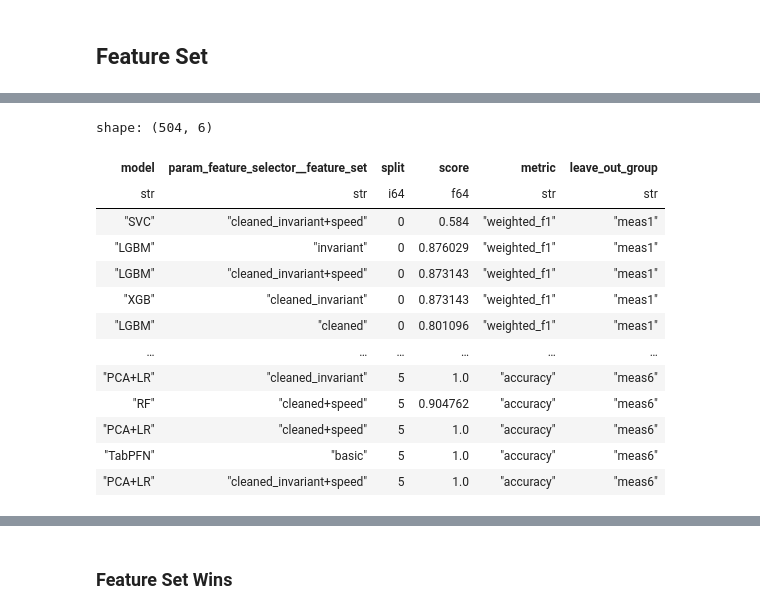
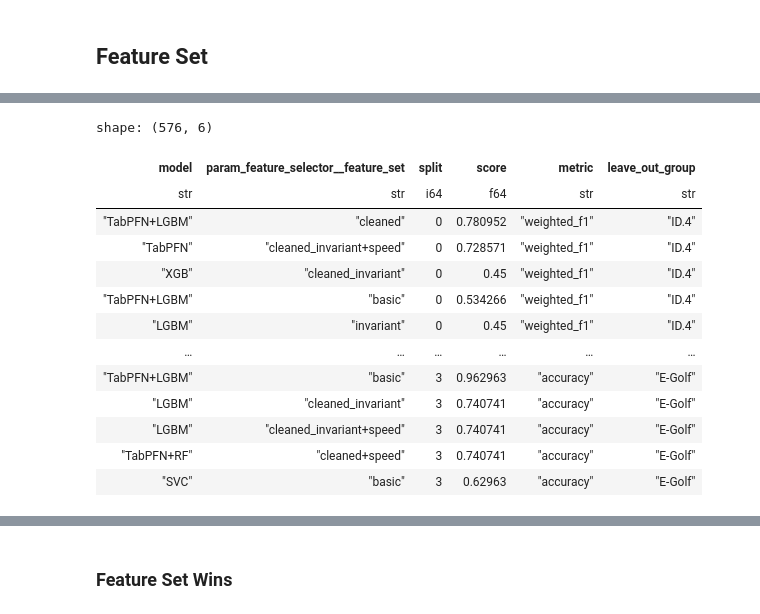
Before and after one commit to m-j-w-f/ROAR, a Jupyter notebook: src/roar/notenbooks/06plot_scores.ipynb, the cells around one changed output, grey strips where cells are left out. Saved outputs shown, nothing was run; the diff lists cells and outputs as text; code cells hidden in the pictures.

```diff
--- a/src/roar/notenbooks/06plot_scores.ipynb
+++ b/src/roar/notenbooks/06plot_scores.ipynb
@@ -9,16 +9,16 @@ sns.set_style("whitegrid")
 sns.set_palette("husl")
 # %%
 # FILE_PATH = "measure_logo_results.csv"
-FILE_PATH = "vehicle_logo_results.csv"
+FILE_PATH = ROOT_DIR / "results" / "vehicle_logo_results.csv"
 # %%
 df = pl.read_csv(FILE_PATH)
 
-if FILE_PATH.startswith("measure_logo"):
+if FILE_PATH.stem.startswith("measure_logo"):
     LOGO_GROUP = "measure"
     idx2name = {idx: measure for idx, measure in enumerate(MEASUREMENTS)}
     SPLIT_ORDER = MEASUREMENTS
     SPLIT_PALETTE = None
-elif FILE_PATH.startswith("vehicle_logo"):
+elif FILE_PATH.stem.startswith("vehicle_logo"):
     LOGO_GROUP = "vehicle"
     idx2name = {idx: vehicle for idx, vehicle in enumerate(ALL_VEHICLES)}
     SPLIT_ORDER = ALL_VEHICLES
@@ -88,35 +103,40 @@ all_metrics = (
 # %%
 model_name_mapping = {
-    "DummyClassifier": "Dummy",
-    "LogisticRegression_PCA": "PCA+LR",
-    "SVC": "SVC",
-    "RandomForest": "RF",
-    "XGBoost": "XGB",
-    "LightGBM": "LGBM",
-    "TabPFN": "TabPFN",
+    "dummy": "Dummy",
+    "log_reg": "PCA+LR",
+    "svc": "SVC",
+    "rf": "RF",
+    "xgb": "XGB",
+    "lgbm": "LGBM",
+    "tabpfn": "TabPFN",
+    "tabpfn_emb_log_reg": "TabPFN+LR",
+    "tabpfn_emb_svc": "TabPFN+Svc",
+    "tabpfn_emb_rf": "TabPFN+RF",
+    "tabpfn_emb_xgb": "TabPFN+XGB",
+    "tabpfn_emb_lgbm": "TabPFN+LGBM",
 }
 
 MODEL_ORDER = [v for v in model_name_mapping.values()]
 
 all_metrics = all_metrics.with_columns(
     pl.col("model").replace_strict(model_name_mapping).alias("model")
 )
 all_metrics
 # %% [output]
-shape: (504, 6)
+shape: (576, 6)
 | model | param_feature_selector__feature_set | split | score | metric | leave_out_group |
 | str | str | i64 | f64 | str | str |
-| "SVC" | "cleaned_invariant+speed" | 0 | 0.584 | "weighted_f1" | "meas1" |
-| "LGBM" | "invariant" | 0 | 0.876029 | "weighted_f1" | "meas1" |
-| "LGBM" | "cleaned_invariant+speed" | 0 | 0.873143 | "weighted_f1" | "meas1" |
-| "XGB" | "cleaned_invariant" | 0 | 0.873143 | "weighted_f1" | "meas1" |
-| "LGBM" | "cleaned" | 0 | 0.801096 | "weighted_f1" | "meas1" |
+| "TabPFN+LGBM" | "cleaned" | 0 | 0.780952 | "weighted_f1" | "ID.4" |
+| "TabPFN" | "cleaned_invariant+speed" | 0 | 0.728571 | "weighted_f1" | "ID.4" |
+| "XGB" | "cleaned_invariant" | 0 | 0.45 | "weighted_f1" | "ID.4" |
+| "TabPFN+LGBM" | "basic" | 0 | 0.534266 | "weighted_f1" | "ID.4" |
+| "LGBM" | "invariant" | 0 | 0.45 | "weighted_f1" | "ID.4" |
 | … | … | … | … | … | … |
-| "PCA+LR" | "cleaned_invariant" | 5 | 1.0 | "accuracy" | "meas6" |
-| "RF" | "cleaned+speed" | 5 | 0.904762 | "accuracy" | "meas6" |
-| "PCA+LR" | "cleaned+speed" | 5 | 1.0 | "accuracy" | "meas6" |
-| "TabPFN" | "basic" | 5 | 1.0 | "accuracy" | "meas6" |
-| "PCA+LR" | "cleaned_invariant+speed" | 5 | 1.0 | "accuracy" | "meas6" |
+| "TabPFN+LGBM" | "basic" | 3 | 0.962963 | "accuracy" | "E-Golf" |
+| "LGBM" | "cleaned_invariant" | 3 | 0.740741 | "accuracy" | "E-Golf" |
+| "LGBM" | "cleaned_invariant+speed" | 3 | 0.740741 | "accuracy" | "E-Golf" |
+| "TabPFN+RF" | "cleaned+speed" | 3 | 0.740741 | "accuracy" | "E-Golf" |
+| "SVC" | "basic" | 3 | 0.62963 | "accuracy" | "E-Golf" |
 # %%
 feature_set_order = [
     "basic",
```
Also changed, not shown: parts of 9 cells of this notebook, 51 other files.
